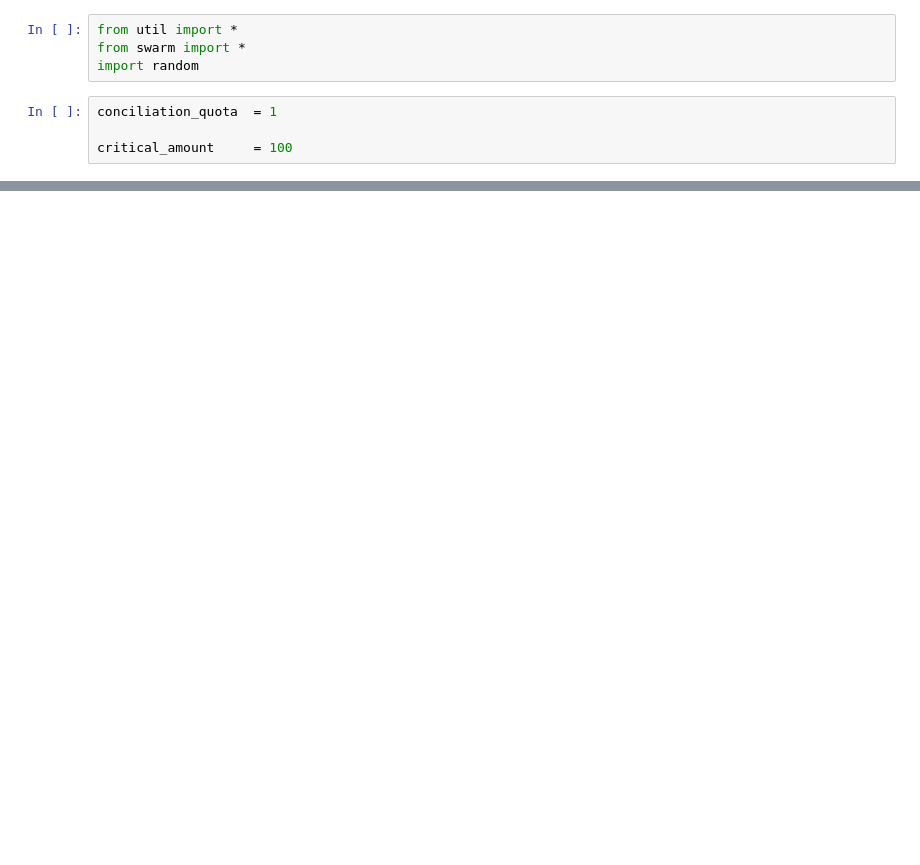
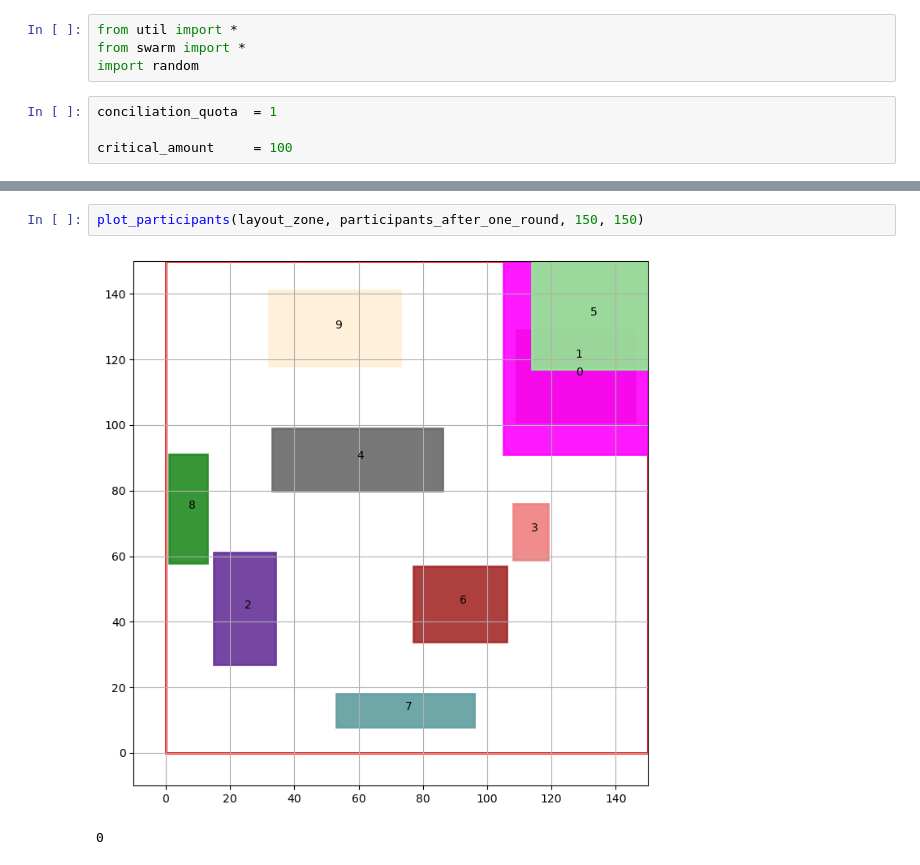
Before and after one commit to TiMo3654/abf, a Jupyter notebook: tests.ipynb, the cells around one changed output, grey strips where cells are left out. Cells and saved outputs as stored; diff of their text form; blank space fills up the shorter version.

```diff
--- a/tests.ipynb
+++ b/tests.ipynb
@@ -40,0 +25,5 @@ KeyError: 'width'
+# %%
+plot_participants(layout_zone, participants_after_one_round, 150, 150)
+# %% [output]
+[figure, added]
+0
```
Also changed, not shown: parts of 6 cells of this notebook.
